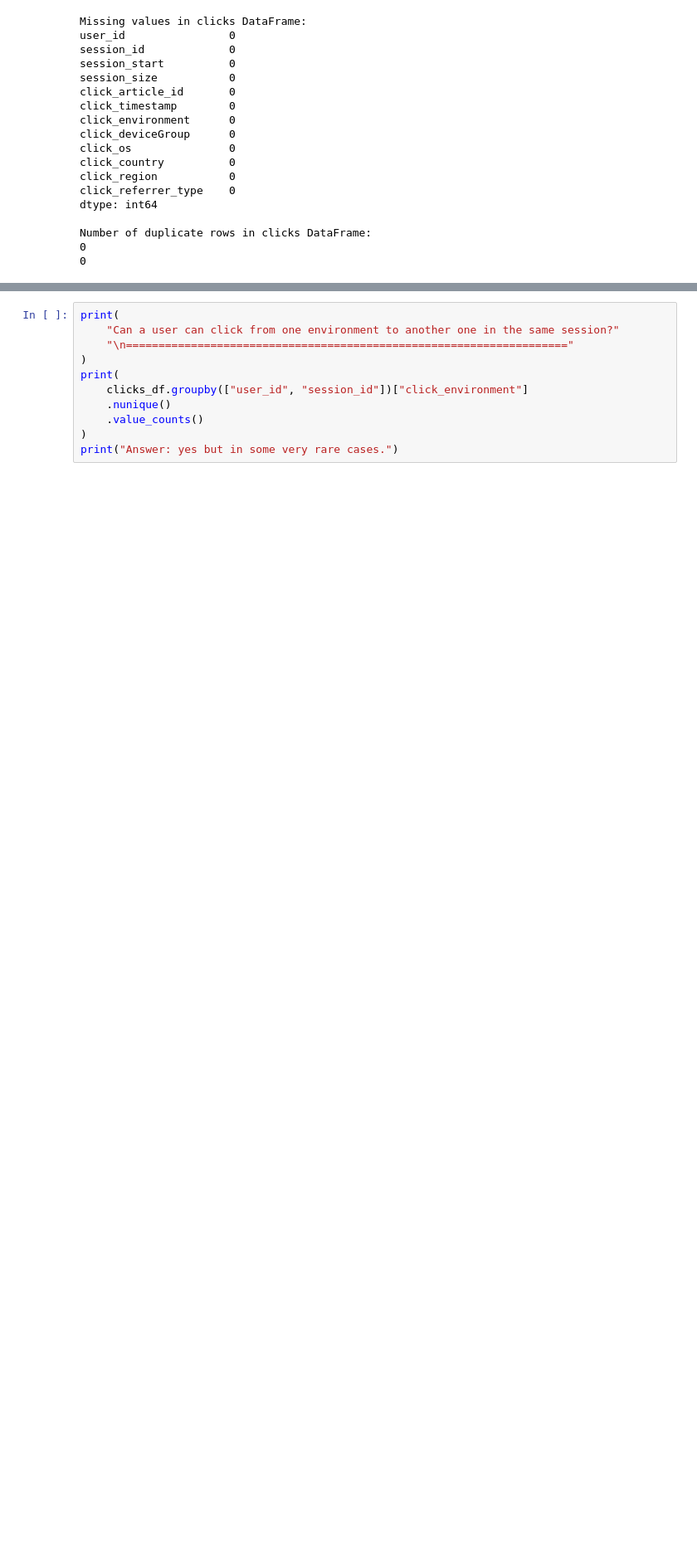
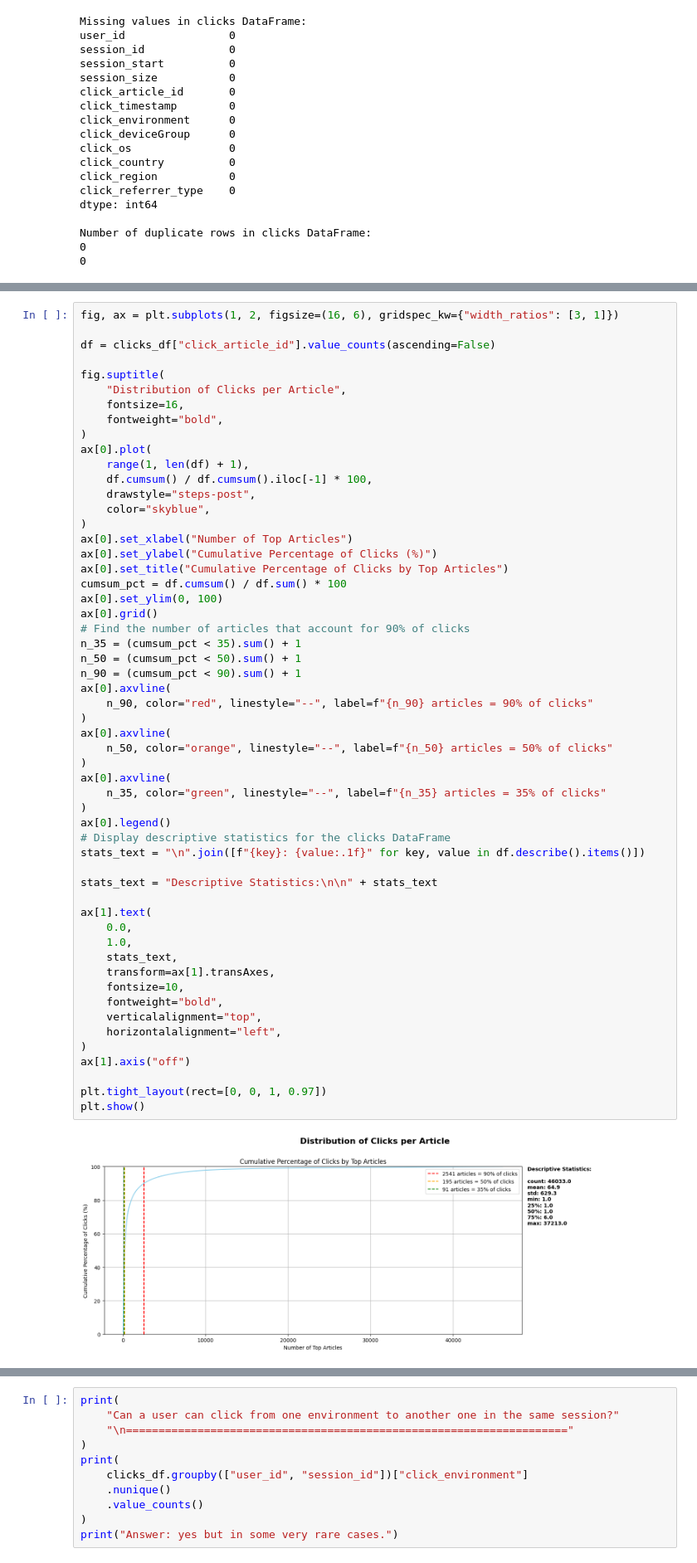
Before and after one commit to Hedredo/oc_p10, a Jupyter notebook: notebooks/main.ipynb, the cells around one changed output, grey strips where cells are left out. Shown at 83% size. Saved outputs shown, nothing was run; the diff lists cells and outputs as text; blank space fills up the shorter version.

```diff
--- a/notebooks/main.ipynb
+++ b/notebooks/main.ipynb
@@ -394,0 +310,57 @@ unique_sessions.clip(upper=upper_bound).value_counts().reset_index().rename(
+# %%
+fig, ax = plt.subplots(1, 2, figsize=(16, 6), gridspec_kw={"width_ratios": [3, 1]})
+
+df = clicks_df["click_article_id"].value_counts(ascending=False)
+
+fig.suptitle(
+    "Distribution of Clicks per Article",
+    fontsize=16,
+    fontweight="bold",
+)
+ax[0].plot(
+    range(1, len(df) + 1),
+    df.cumsum() / df.cumsum().iloc[-1] * 100,
+    drawstyle="steps-post",
+    color="skyblue",
+)
+ax[0].set_xlabel("Number of Top Articles")
+ax[0].set_ylabel("Cumulative Percentage of Clicks (%)")
+ax[0].set_title("Cumulative Percentage of Clicks by Top Articles")
+cumsum_pct = df.cumsum() / df.sum() * 100
+ax[0].set_ylim(0, 100)
+ax[0].grid()
+# Find the number of articles that account for 90% of clicks
+n_35 = (cumsum_pct < 35).sum() + 1
+n_50 = (cumsum_pct < 50).sum() + 1
+n_90 = (cumsum_pct < 90).sum() + 1
+ax[0].axvline(
+    n_90, color="red", linestyle="--", label=f"{n_90} articles = 90% of clicks"
+)
+ax[0].axvline(
+    n_50, color="orange", linestyle="--", label=f"{n_50} articles = 50% of clicks"
+)
+ax[0].axvline(
+    n_35, color="green", linestyle="--", label=f"{n_35} articles = 35% of clicks"
+)
+ax[0].legend()
+# Display descriptive statistics for the clicks DataFrame
+stats_text = "\n".join([f"{key}: {value:.1f}" for key, value in df.describe().items()])
+
+stats_text = "Descriptive Statistics:\n\n" + stats_text
+
+ax[1].text(
+    0.0,
+    1.0,
+    stats_text,
+    transform=ax[1].transAxes,
+    fontsize=10,
+    fontweight="bold",
+    verticalalignment="top",
+    horizontalalignment="left",
+)
+ax[1].axis("off")
+
+plt.tight_layout(rect=[0, 0, 1, 0.97])
+plt.show()
+# %% [output]
+[figure, added]
```
Also changed, not shown: parts of 45 cells of this notebook.
